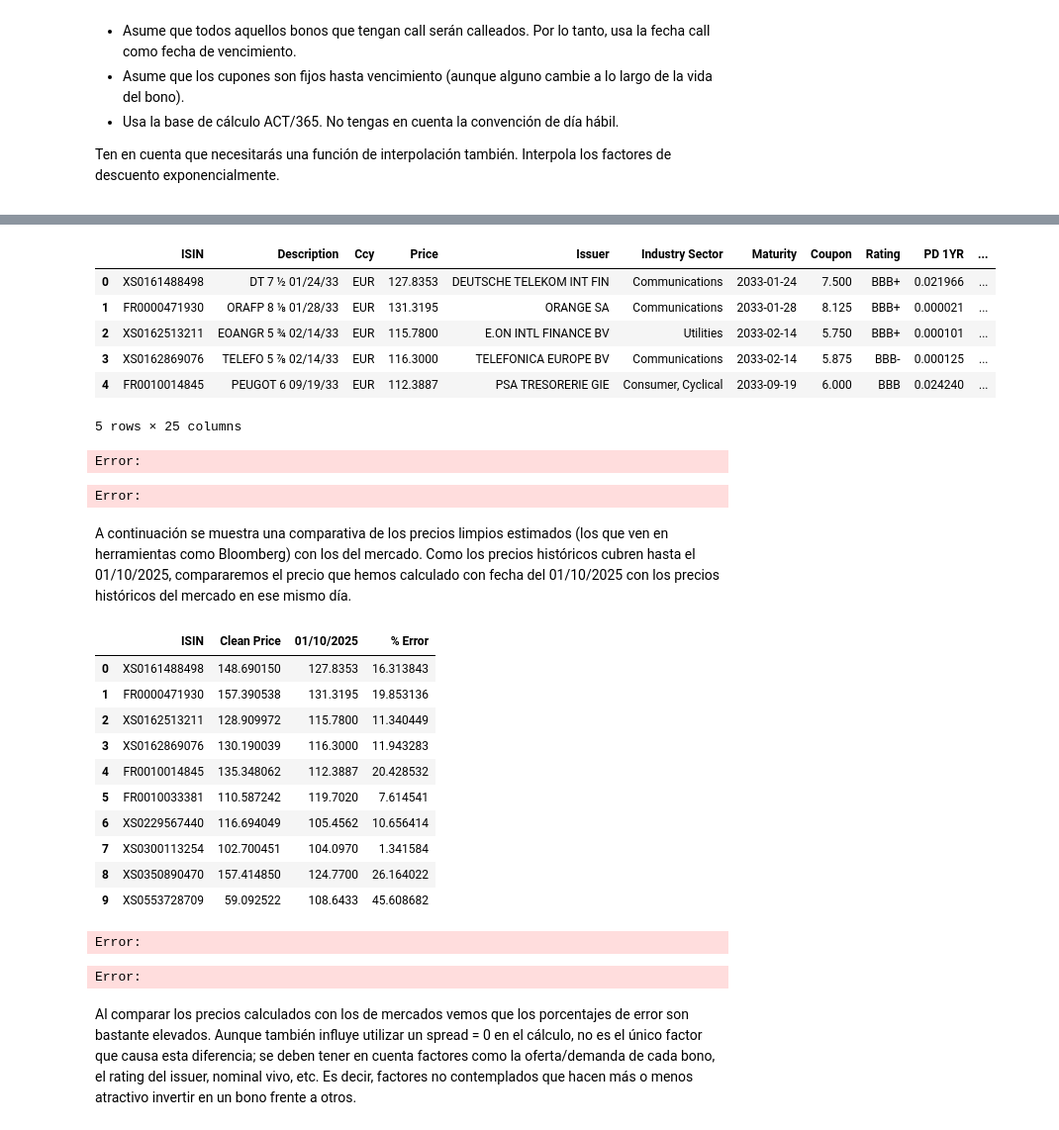
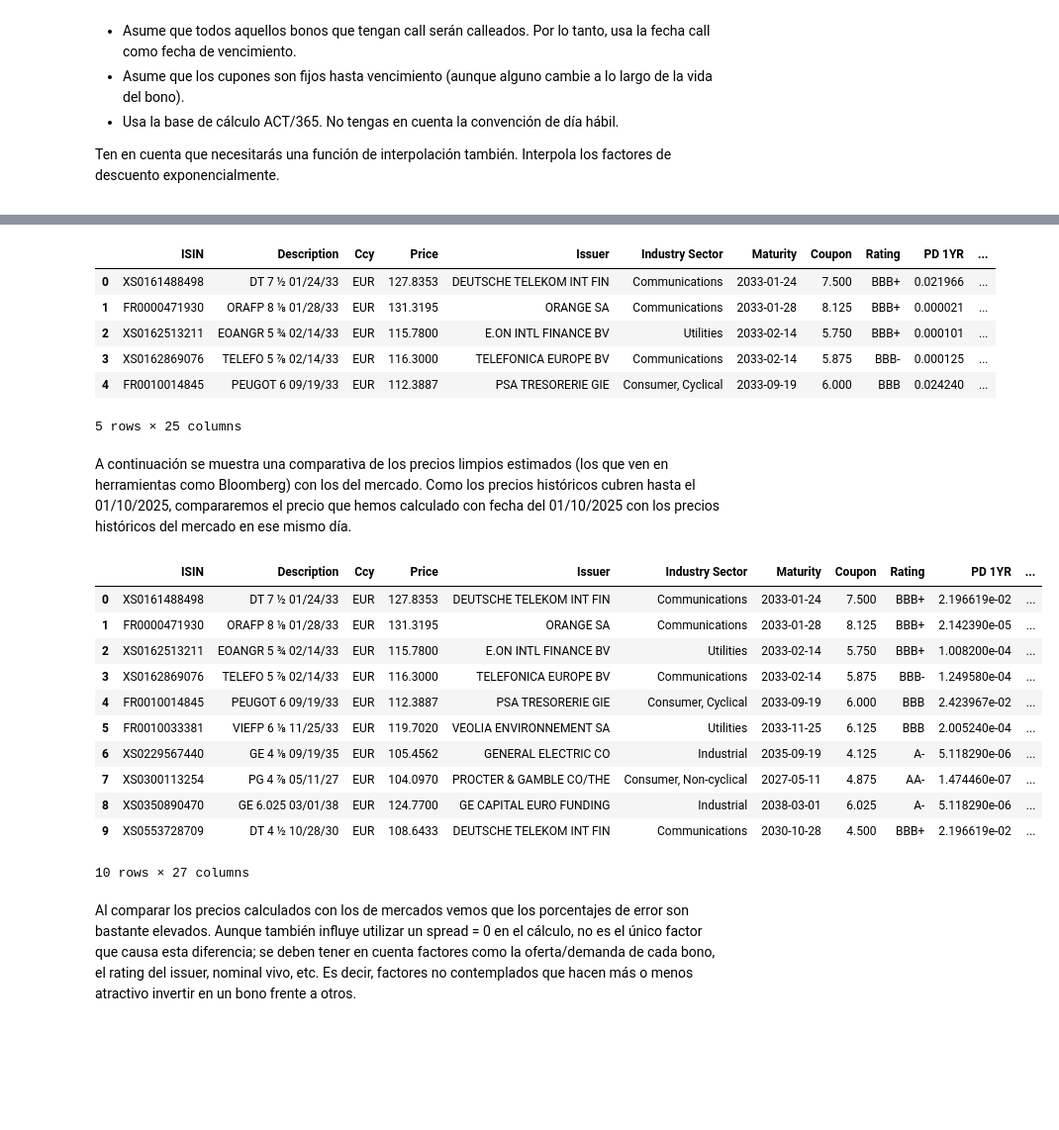
Before and after one commit to Juanjod54/MIAX_TB2.1, a Jupyter notebook: src/TallerRF_AnálisisCartera_Enunciado.ipynb, the cells around one changed output, grey strips where cells are left out. Shown at 99% size. Cells and saved outputs as stored; diff of their text form; code cells hidden in the pictures; blank space fills up the shorter version.

```diff
--- a/src/TallerRF_AnálisisCartera_Enunciado.ipynb
+++ b/src/TallerRF_AnálisisCartera_Enunciado.ipynb
@@ -721,9 +660,9 @@ Error:
 import simulation
 
 curva = simulation.read_curve('curvaESTR.csv')
-# Calcular los precios "justos"
+# Calcular los precios limpios, sucios y cupón corrido
 universo_evaluado = simulation.evaluate_bonds(fecha_valor, universo, curva, 0)
-universo_evaluado[universo_evaluado['Price'] < universo_evaluado['Clean Price']].head()
+universo_evaluado.head()
 # %% [output]
 |  | ISIN | Description | Ccy | Price | Issuer | Industry Sector | Maturity | Coupon | Rating | PD 1YR | ... |
 | 0 | XS0161488498 | DT 7 ½ 01/24/33 | EUR | 127.8353 | DEUTSCHE TELEKOM INT FIN | Communications | 2033-01-24 | 7.500 | BBB+ | 0.021966 | ... |
@@ -732,37 +671,35 @@ universo_evaluado[universo_evaluado['Price'] < universo_evaluado['Clean Price']]
 | 3 | XS0162869076 | TELEFO 5 ⅞ 02/14/33 | EUR | 116.3000 | TELEFONICA EUROPE BV | Communications | 2033-02-14 | 5.875 | BBB- | 0.000125 | ... |
 | 4 | FR0010014845 | PEUGOT 6 09/19/33 | EUR | 112.3887 | PSA TRESORERIE GIE | Consumer, Cyclical | 2033-09-19 | 6.000 | BBB | 0.024240 | ... |
 5 rows × 25 columns
-Error:
-Error:
 # %% [markdown]
 A continuación se muestra una comparativa de los precios limpios estimados (los que ven en herramientas como Bloomberg) con los del mercado. Como los precios históricos cubren hasta el 01/10/2025, compararemos el precio que hemos calculado con fecha del 01/10/2025 con los precios históricos del mercado en ese mismo día.
 # %%
 precios_hist_universo_path = Path('../data/precios_historicos_universo.csv')
 precios_historicos_universo = pd.read_csv(precios_hist_universo_path, sep=';', encoding='utf-8-sig', dtype='str')
 precios_historicos_universo.head()
+columna_fecha_hoy = fecha_valor.strftime('%d/%m/%Y')
 precios_historicos_universo = precios_historicos_universo.rename(columns={precios_historicos_universo.columns[0]: "ISIN"})
+precios_historicos_universo = precios_historicos_universo.rename(columns={columna_fecha_hoy: "Market Price"})
 # Eliminamos 'CORP' del ISIN
 precios_historicos_universo['ISIN'] = precios_historicos_universo['ISIN'].apply(lambda i: i.split(' ')[0])
 
-columna_fecha_hoy = fecha_valor.strftime('%d/%m/%Y')
-diferencia = pd.merge(universo_evaluado[['ISIN', 'Clean Price']], precios_historicos_universo[['ISIN', columna_fecha_hoy]], on='ISIN')
+universo_precios_historicos = pd.merge(universo_evaluado, precios_historicos_universo[['ISIN', 'Market Price']], on='ISIN')
 # Como hemos leido el csv como str, debemos pasar la columna de precios a float
-diferencia[columna_fecha_hoy] = pd.to_numeric(diferencia[columna_fecha_hoy], errors='coerce')
-diferencia['% Error'] = abs(diferencia[columna_fecha_hoy] - diferencia['Clean Price']) / diferencia[columna_fecha_hoy] * 100
-diferencia.head(10)
+universo_precios_historicos['Market Price'] = pd.to_numeric(universo_precios_historicos['Market Price'], errors='coerce')
+universo_precios_historicos['% Error'] = abs(universo_precios_historicos['Market Price'] - universo_precios_historicos['Clean Price']) / universo_precios_historicos['Market Price'] * 100
+universo_precios_historicos.head(10)
 # %% [output]
-|  | ISIN | Clean Price | 01/10/2025 | % Error |
-| 0 | XS0161488498 | 148.690150 | 127.8353 | 16.313843 |
-| 1 | FR0000471930 | 157.390538 | 131.3195 | 19.853136 |
-| 2 | XS0162513211 | 128.909972 | 115.7800 | 11.340449 |
-| 3 | XS0162869076 | 130.190039 | 116.3000 | 11.943283 |
-| 4 | FR0010014845 | 135.348062 | 112.3887 | 20.428532 |
-| 5 | FR0010033381 | 110.587242 | 119.7020 | 7.614541 |
-| 6 | XS0229567440 | 116.694049 | 105.4562 | 10.656414 |
-| 7 | XS0300113254 | 102.700451 | 104.0970 | 1.341584 |
-| 8 | XS0350890470 | 157.414850 | 124.7700 | 26.164022 |
-| 9 | XS0553728709 | 59.092522 | 108.6433 | 45.608682 |
+|  | ISIN | Description | Ccy | Price | Issuer | Industry Sector | Maturity | Coupon | Rating | PD 1YR | ... |
+| 0 | XS0161488498 | DT 7 ½ 01/24/33 | EUR | 127.8353 | DEUTSCHE TELEKOM INT FIN | Communications | 2033-01-24 | 7.500 | BBB+ | 2.196619e-02 | ... |
+| 1 | FR0000471930 | ORAFP 8 ⅛ 01/28/33 | EUR | 131.3195 | ORANGE SA | Communications | 2033-01-28 | 8.125 | BBB+ | 2.142390e-05 | ... |
+| 2 | XS0162513211 | EOANGR 5 ¾ 02/14/33 | EUR | 115.7800 | E.ON INTL FINANCE BV | Utilities | 2033-02-14 | 5.750 | BBB+ | 1.008200e-04 | ... |
+| 3 | XS0162869076 | TELEFO 5 ⅞ 02/14/33 | EUR | 116.3000 | TELEFONICA EUROPE BV | Communications | 2033-02-14 | 5.875 | BBB- | 1.249580e-04 | ... |
+| 4 | FR0010014845 | PEUGOT 6 09/19/33 | EUR | 112.3887 | PSA TRESORERIE GIE | Consumer, Cyclical | 2033-09-19 | 6.000 | BBB | 2.423967e-02 | ... |
+| 5 | FR0010033381 | VIEFP 6 ⅛ 11/25/33 | EUR | 119.7020 | VEOLIA ENVIRONNEMENT SA | Utilities | 2033-11-25 | 6.125 | BBB | 2.005240e-04 | ... |
+| 6 | XS0229567440 | GE 4 ⅛ 09/19/35 | EUR | 105.4562 | GENERAL ELECTRIC CO | Industrial | 2035-09-19 | 4.125 | A- | 5.118290e-06 | ... |
+| 7 | XS0300113254 | PG 4 ⅞ 05/11/27 | EUR | 104.0970 | PROCTER & GAMBLE CO/THE | Consumer, Non-cyclical | 2027-05-11 | 4.875 | AA- | 1.474460e-07 | ... |
+| 8 | XS0350890470 | GE 6.025 03/01/38 | EUR | 124.7700 | GE CAPITAL EURO FUNDING | Industrial | 2038-03-01 | 6.025 | A- | 5.118290e-06 | ... |
+| 9 | XS0553728709 | DT 4 ½ 10/28/30 | EUR | 108.6433 | DEUTSCHE TELEKOM INT FIN | Communications | 2030-10-28 | 4.500 | BBB+ | 2.196619e-02 | ... |
-Error:
+10 rows × 27 columns
-Error:
 # %% [markdown]
 Al comparar los precios calculados con los de mercados vemos que los porcentajes de error son bastante elevados. Aunque también influye utilizar un spread = 0 en el cálculo, no es el único factor que causa esta diferencia; se deben tener en cuenta factores como la oferta/demanda de cada bono, el rating del issuer, nominal vivo, etc. Es decir, factores no contemplados que hacen más o menos atractivo invertir en un bono frente a otros.
```
Also changed, not shown: parts of 40 cells of this notebook, 1 other file.
